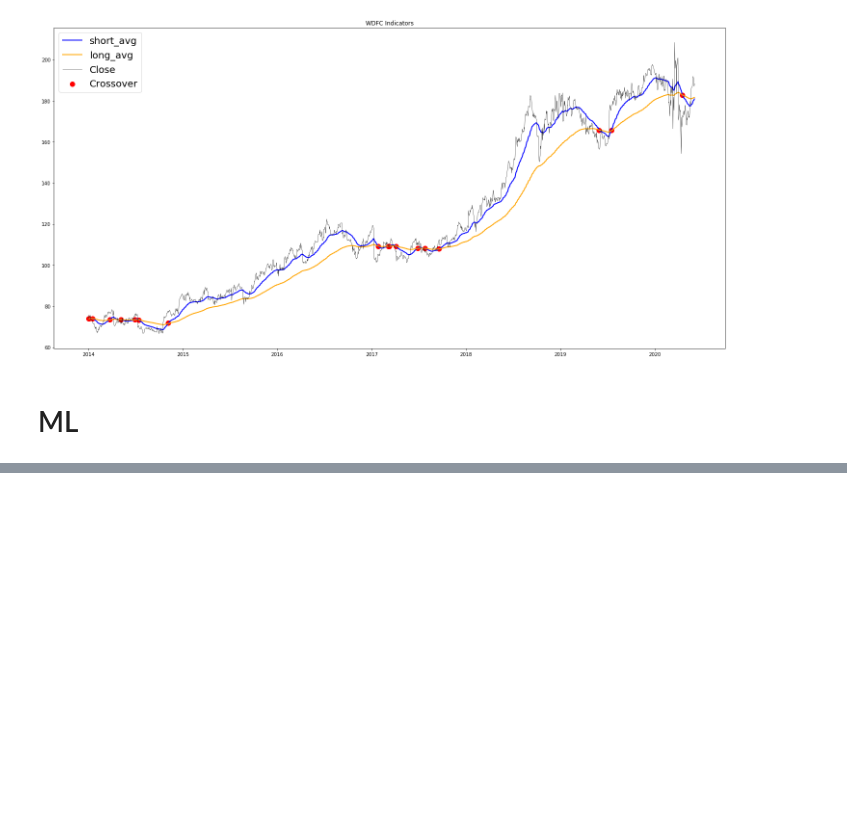
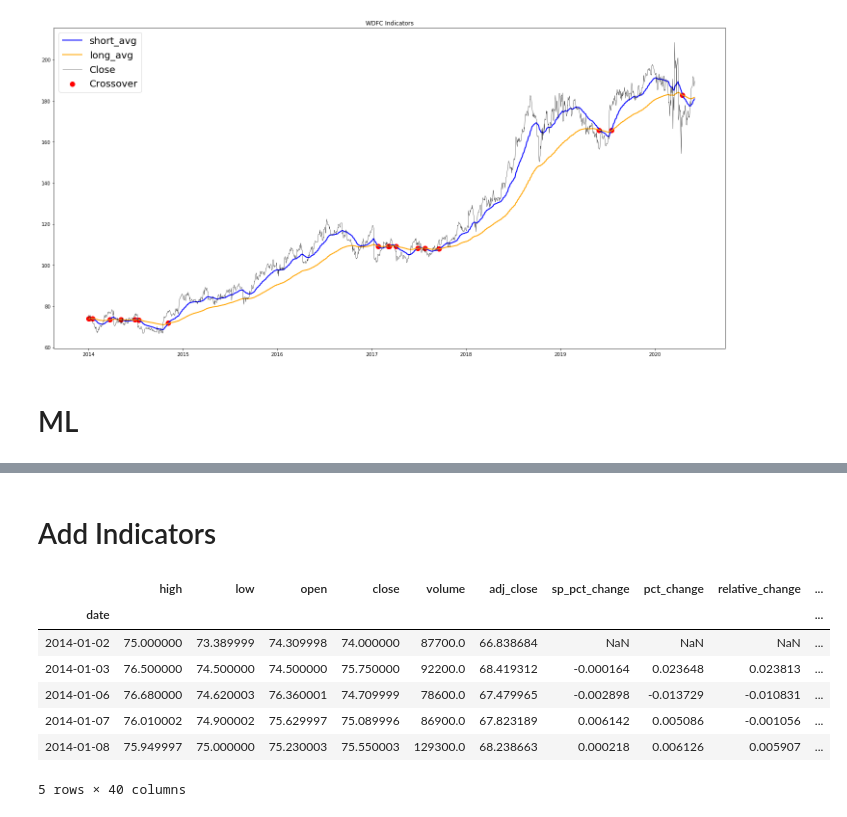
Before and after one commit to andrewcole33/moving_avg_trading, a Jupyter notebook: Untitled.ipynb, the cells around one changed output, grey strips where cells are left out. Cells and saved outputs as stored; diff of their text form; code cells hidden in the pictures; blank space fills up the shorter version.

Commit message:
reformat Indicator dataframe

```diff
--- a/Untitled.ipynb
+++ b/Untitled.ipynb
@@ -69,4 +73,7 @@ plt.tight_layout()
 SP = pdr.DataReader('SPY', 'yahoo', start, end)
 SP['sp_pct_change'] = SP['Adj Close'].pct_change(periods = 1).astype(float)
 data = data.merge(SP['sp_pct_change'], left_index = True, right_index = True)
-data
+data['pct_change'] = data['Adj Close'].pct_change(periods = 1).astype(float)
+data['relative_change'] = data['pct_change'] - data['sp_pct_change']
+data.reset_index(inplace = True)
+data.columns = [x.lower() for x in data.columns]
@@ -87,0 +89,34 @@ data
+# %% [markdown]
+# Add Indicators
+# %%
+indicators = ['SMA', 'SMM', 'SSMA', 'EMA', 'DEMA', 'TEMA', 'TRIMA', 'TRIX', 'VAMA', 'ER', 'KAMA',
+              'ZLEMA', 'WMA', 'HMA', 'EVWMA', 'VWAP', 'SMMA', 'MACD', 'PPO', 'VW_MACD', 'EV_MACD',
+              'MOM', 'ROC', 'RSI', 'IFT_RSI']
+
+broken_indicators = []
+# %%
+for indicator in indicators:
+    if indicator not in broken_indicators:
+        df = None
+        df = eval('TA.' + indicator + '(data)')
+
+        if not isinstance(df, pd.DataFrame):
+            df = df.to_frame()
+
+        df = df.add_prefix(indicator + '_')
+        data = data.merge(df, left_index = True, right_index = True)
+
+data.columns = data.columns.str.replace(' ', '_')
+# %%
+data.set_index('date', inplace = True)
+# %%
+data.head()
+# %% [output]
+|  | high | low | open | close | volume | adj_close | sp_pct_change | pct_change | relative_change | ... |
+| date |  |  |  |  |  |  |  |  |  | ... |
+| 2014-01-02 | 75.000000 | 73.389999 | 74.309998 | 74.000000 | 87700.0 | 66.838684 | NaN | NaN | NaN | ... |
+| 2014-01-03 | 76.500000 | 74.500000 | 74.500000 | 75.750000 | 92200.0 | 68.419312 | -0.000164 | 0.023648 | 0.023813 | ... |
+| 2014-01-06 | 76.680000 | 74.620003 | 76.360001 | 74.709999 | 78600.0 | 67.479965 | -0.002898 | -0.013729 | -0.010831 | ... |
+| 2014-01-07 | 76.010002 | 74.900002 | 75.629997 | 75.089996 | 86900.0 | 67.823189 | 0.006142 | 0.005086 | -0.001056 | ... |
+| 2014-01-08 | 75.949997 | 75.000000 | 75.230003 | 75.550003 | 129300.0 | 68.238663 | 0.000218 | 0.006126 | 0.005907 | ... |
+5 rows × 40 columns
```
Also changed, not shown: parts of 7 cells of this notebook.
